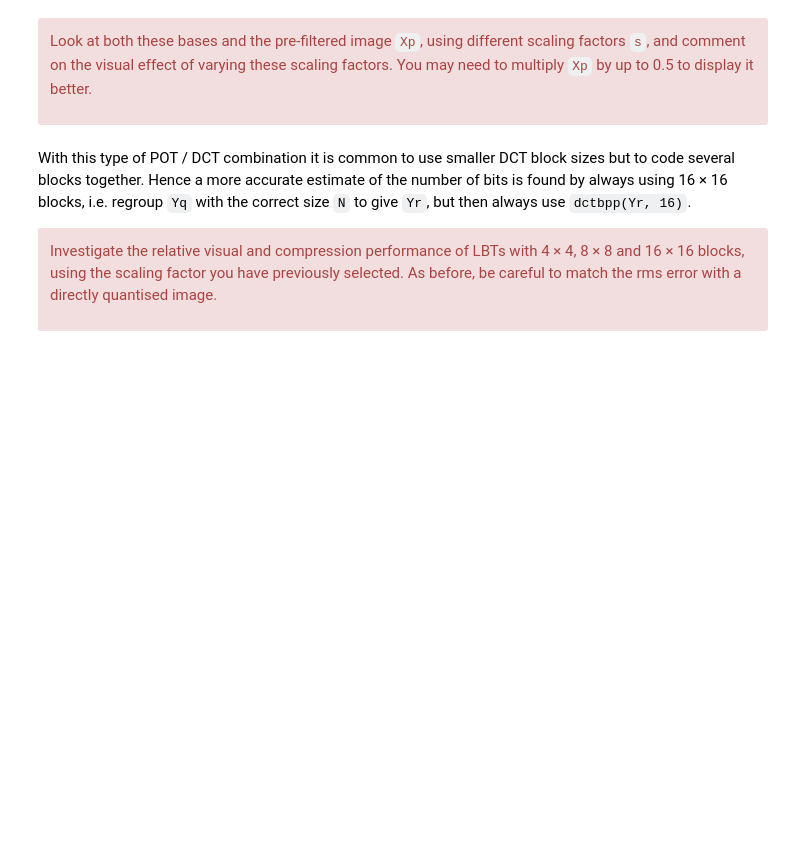
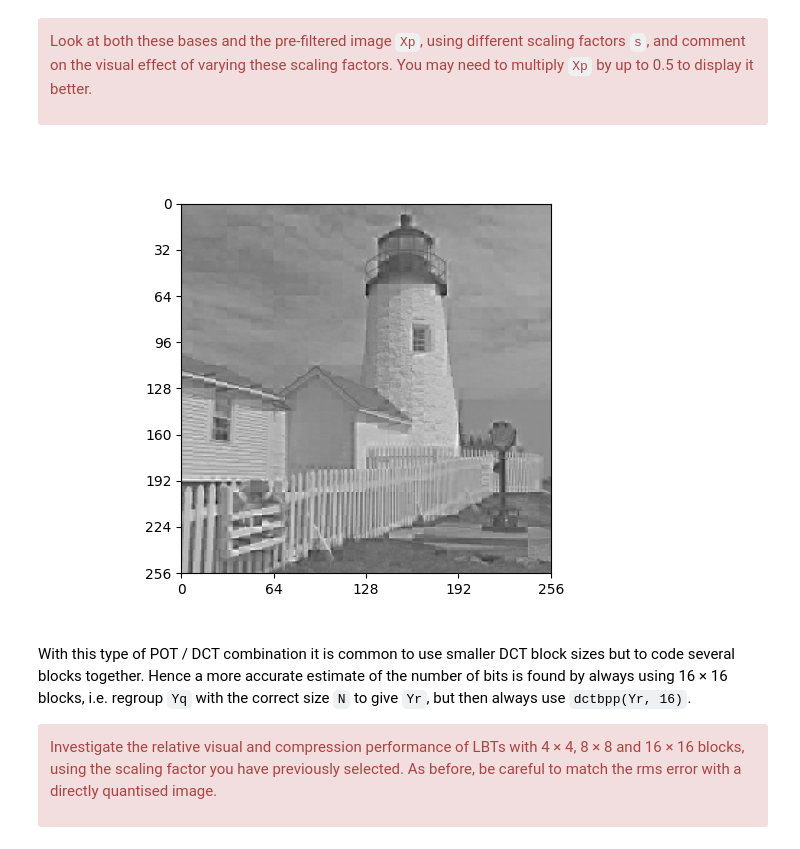
Before and after one commit to edwardtownsend/sf2, a Jupyter notebook: 8-lbt.ipynb, the cells around one changed output. Drawn from its saved outputs; the diff is of its cells as text; code cells hidden in the pictures; blank space fills up the shorter version.

```diff
--- a/8-lbt.ipynb
+++ b/8-lbt.ipynb
@@ -286,3 +281,17 @@ plot_image(Xp, ax=ax);
+# %%
+# your code here
+for i in range(N):
+
+Pf, Pr = pot_ii(N)
+t = np.s_[N//2:-N//2]
+Xp = X.copy()
+Xp[t,:] = colxfm(Xp[t,:], Pf)
+Xp[:,t] = colxfm(Xp[:,t].T, Pf).T
+
+fig, ax = plt.subplots()
+plot_image(Xp, ax=ax);
+# %% [output]
+[figure, added]
 # %% [markdown]
 With this type of POT / DCT combination it is common to use smaller DCT block sizes
 but to code several blocks together. Hence a more accurate estimate of the number of bits
```
Also changed, not shown: parts of 2 cells of this notebook, 3 other files.
